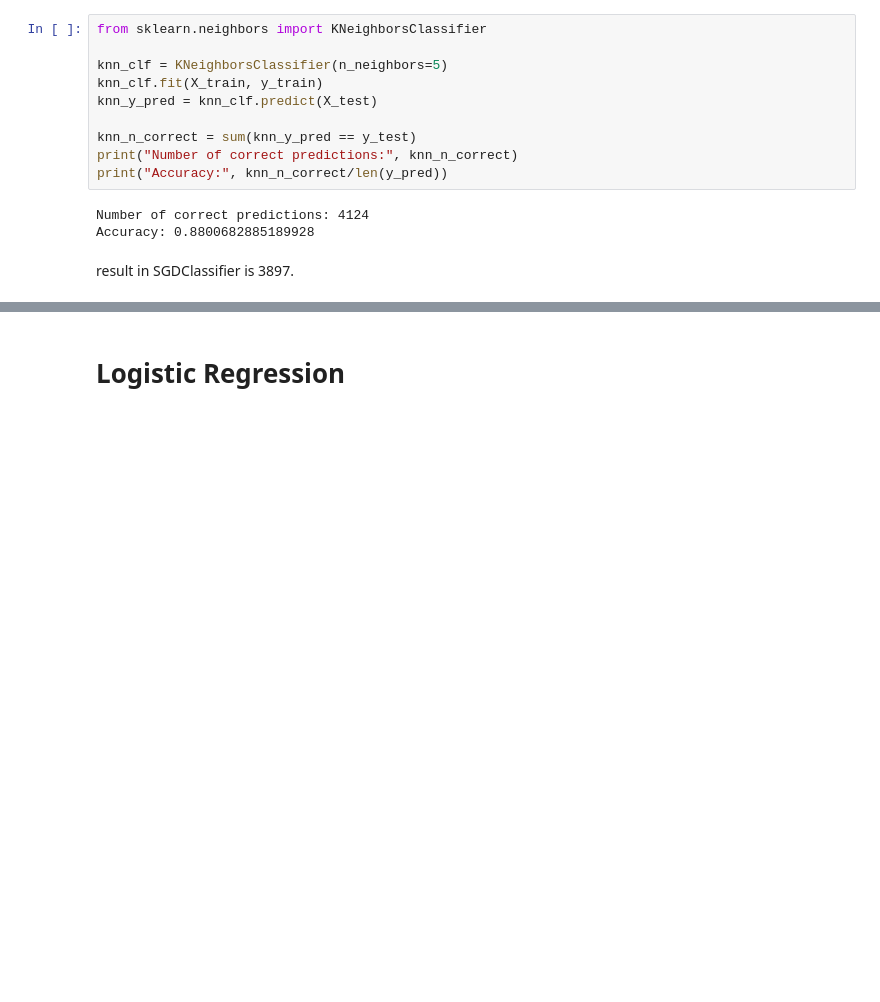
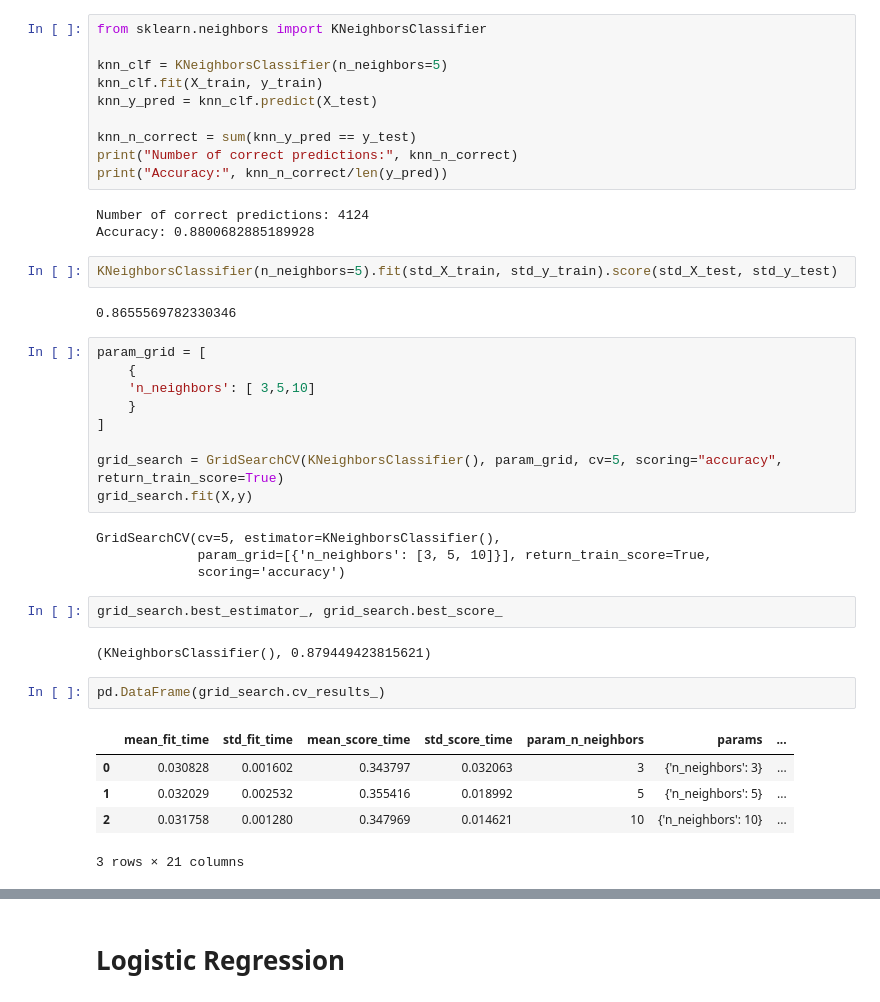
Before and after one commit to TaohidHossain/Bangla_Digit_Classification, a Jupyter notebook: main.ipynb, the cells around one changed output, grey strips where cells are left out. Saved outputs shown, nothing was run; the diff lists cells and outputs as text; blank space fills up the shorter version.

```diff
--- a/main.ipynb
+++ b/main.ipynb
@@ -185,5 +218,32 @@ print("Accuracy:", knn_n_correct/len(y_pred))
 # %% [output]
 Number of correct predictions: 4124
 Accuracy: 0.8800682885189928
-# %% [markdown]
-result in SGDClassifier is 3897.
+# %%
+KNeighborsClassifier(n_neighbors=5).fit(std_X_train, std_y_train).score(std_X_test, std_y_test)
+# %% [output]
+0.8655569782330346
+# %%
+param_grid = [
+    {
+    'n_neighbors': [ 3,5,10]
+    }
+]
+
+grid_search = GridSearchCV(KNeighborsClassifier(), param_grid, cv=5, scoring="accuracy", return_train_score=True)
+grid_search.fit(X,y)
+# %% [output]
+GridSearchCV(cv=5, estimator=KNeighborsClassifier(),
+             param_grid=[{'n_neighbors': [3, 5, 10]}], return_train_score=True,
+             scoring='accuracy')
+# %%
+grid_search.best_estimator_, grid_search.best_score_
+# %% [output]
+(KNeighborsClassifier(), 0.879449423815621)
+# %%
+pd.DataFrame(grid_search.cv_results_)
+# %% [output]
+|  | mean_fit_time | std_fit_time | mean_score_time | std_score_time | param_n_neighbors | params | ... |
+| 0 | 0.030828 | 0.001602 | 0.343797 | 0.032063 | 3 | {'n_neighbors': 3} | ... |
+| 1 | 0.032029 | 0.002532 | 0.355416 | 0.018992 | 5 | {'n_neighbors': 5} | ... |
+| 2 | 0.031758 | 0.001280 | 0.347969 | 0.014621 | 10 | {'n_neighbors': 10} | ... |
+3 rows × 21 columns
```
Also changed, not shown: parts of 30 cells of this notebook.
